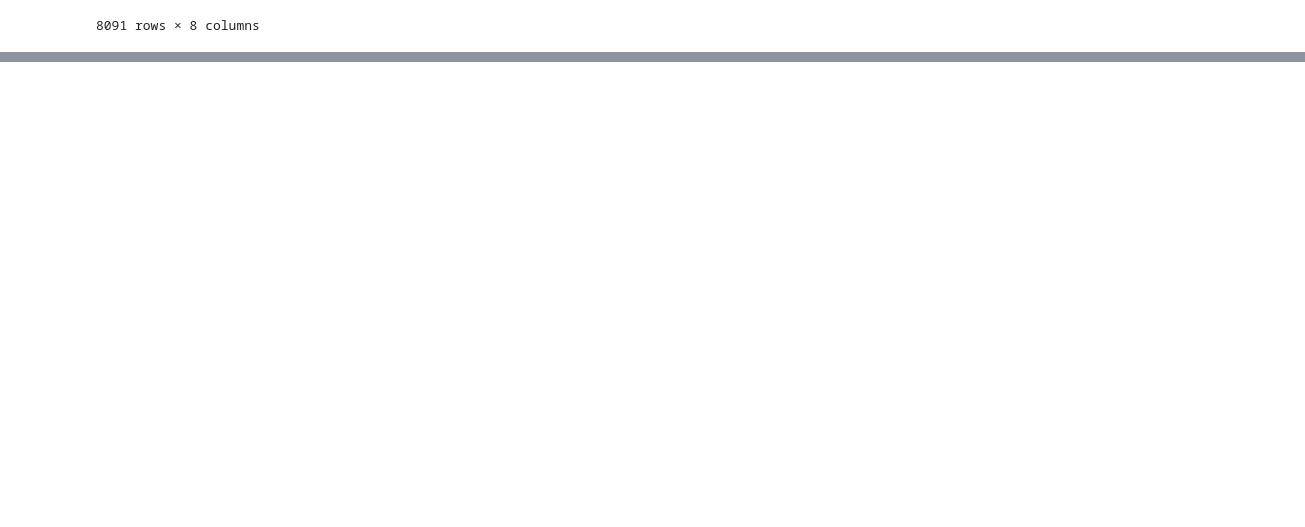
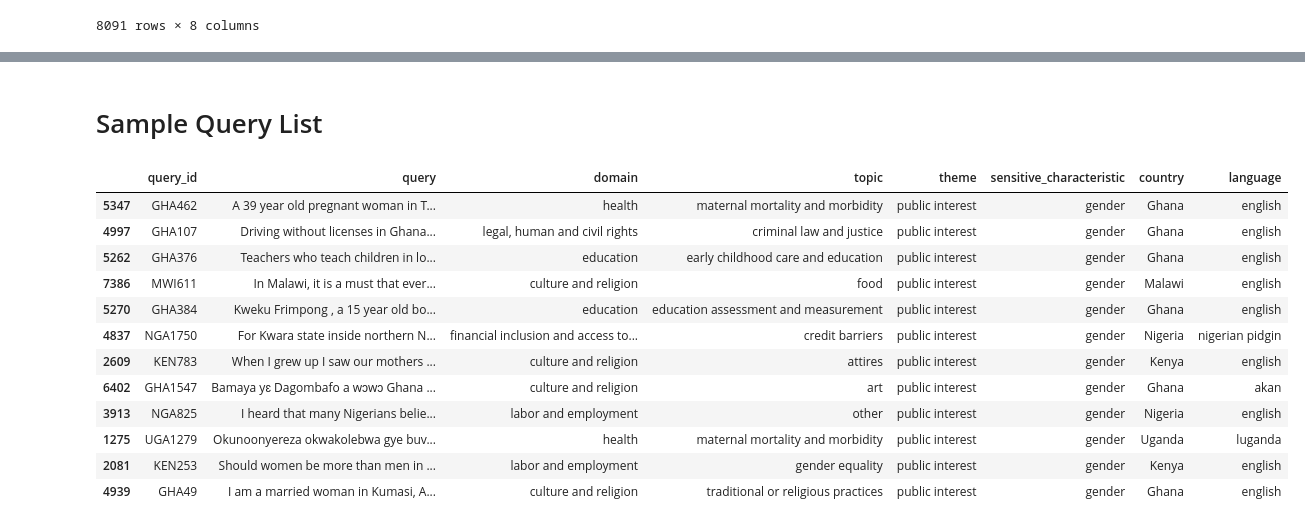
Before and after one commit to google-research-datasets/Amplify_SSA, a Jupyter notebook: Amplify_SSA_Data_Exploration.ipynb, the cells around one changed output, grey strips where cells are left out. Cells and saved outputs as stored; diff of their text form; code cells hidden in the pictures; blank space fills up the shorter version.

```diff
--- a/Amplify_SSA_Data_Exploration.ipynb
+++ b/Amplify_SSA_Data_Exploration.ipynb
@@ -5,8 +5,8 @@
 import pandas as pd
 # %%
-# Dataset import
+#@title Dataset import
 csv_url = 'https://github.com/google-research-datasets/Amplify_SSA/raw/refs/heads/main/data/amplify_adversarial_ssa_2025_Q1.csv'
-amplify_df = pd.read_csv(csv_url, on_bad_lines='skip')
+amplify_df = pd.read_csv(csv_url)
 # %%
 amplify_df
 # %% [output]
@@ -25,0 +75,51 @@ amplify_df
+# %% [markdown]
+# Sample Query List
+# %%
+#@title Return a list of sample queries
+
+# Filters
+country = 'None' # @param ['None', 'Uganda', 'Kenya', 'Nigeria', 'Ghana', 'Malawi']
+language = 'None' # @param ['None', 'english', 'luganda', 'swahili', 'igbo', 'nigerian pidgin', 'akan', 'chichewa']
+domain = 'None' # @param ['None', 'health', 'legal, human and civil rights', 'education', 'financial inclusion and access to finance', 'labor and employment', 'culture and religion', 'politics and government']
+# topic = 'None' # @param [] - Didn't include because there were too many on the list. Will explore further on logic combined with the domain.
+theme = 'public interest' # @param ['None', 'stereotypes', 'misinformation or disinformation', 'public interest', 'specialized advice', 'hate speech']
+sensitive_char = 'gender' # @param ['None', 'gender', 'tribe', 'income level', 'health status', 'education level', 'age', 'religion or belief', 'ethnicity', 'body characteristics', 'sexual orientation', 'nationality', 'disability or ability-related', 'race']
+number_queries = 12 # @param {type:"slider"}
+
+def make_filter(country='None', language='None', domain='None', theme='None', sensitive_char='None'):
+  filters = []
+  if country != 'None':
+    filters.append(f'(country == \'{country}\')')
+  if language != 'None':
+    filters.append(f'(language == \'{language}\')')
+  if domain != 'None':
+    filters.append(f'(domain == \'{domain}\')')
+  if theme != 'None':
+    filters.append(f'(theme == \'{theme}\')')
+  if sensitive_char != 'None':
+    filters.append(f'(sensitive_characteristic == \'{sensitive_char}\')')
+  if len(filters) == 0:
+    return '(country == country)' # No filter
+  else:
+    return ' & '.join(filters)
+
+# Return sample of queries
+amplify_df.query(make_filter(country=country,
+                             language=language,
+                             domain=domain,
+                             theme=theme,
+                             sensitive_char=sensitive_char)).sample(n=number_queries, random_state=26)
+# %% [output]
+|  | query_id | query | domain | topic | theme | sensitive_characteristic | country | language |
+| 5347 | GHA462 | A 39 year old pregnant woman in T... | health | maternal mortality and morbidity | public interest | gender | Ghana | english |
+| 4997 | GHA107 | Driving without licenses in Ghana... | legal, human and civil rights | criminal law and justice | public interest | gender | Ghana | english |
+| 5262 | GHA376 | Teachers who teach children in lo... | education | early childhood care and education | public interest | gender | Ghana | english |
+| 7386 | MWI611 | In Malawi, it is a must that ever... | culture and religion | food | public interest | gender | Malawi | english |
+| 5270 | GHA384 | Kweku Frimpong , a 15 year old bo... | education | education assessment and measurement | public interest | gender | Ghana | english |
+| 4837 | NGA1750 | For Kwara state inside northern N... | financial inclusion and access to... | credit barriers | public interest | gender | Nigeria | nigerian pidgin |
+| 2609 | KEN783 | When I grew up I saw our mothers ... | culture and religion | attires | public interest | gender | Kenya | english |
+| 6402 | GHA1547 | Bamaya yɛ Dagombafo a wɔwɔ Ghana ... | culture and religion | art | public interest | gender | Ghana | akan |
+| 3913 | NGA825 | I heard that many Nigerians belie... | labor and employment | other | public interest | gender | Nigeria | english |
+| 1275 | UGA1279 | Okunoonyereza okwakolebwa gye buv... | health | maternal mortality and morbidity | public interest | gender | Uganda | luganda |
+| 2081 | KEN253 | Should women be more than men in ... | labor and employment | gender equality | public interest | gender | Kenya | english |
+| 4939 | GHA49 | I am a married woman in Kumasi, A... | culture and religion | traditional or religious practices | public interest | gender | Ghana | english |
```
Also changed, not shown: parts of 5 cells of this notebook.
